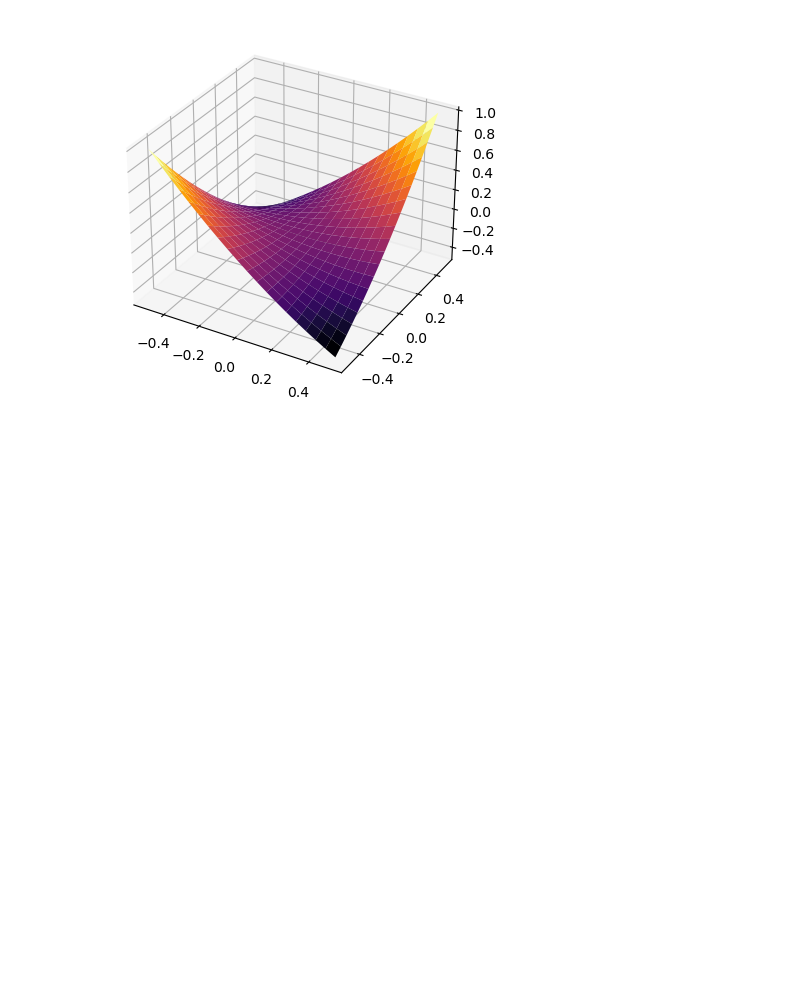
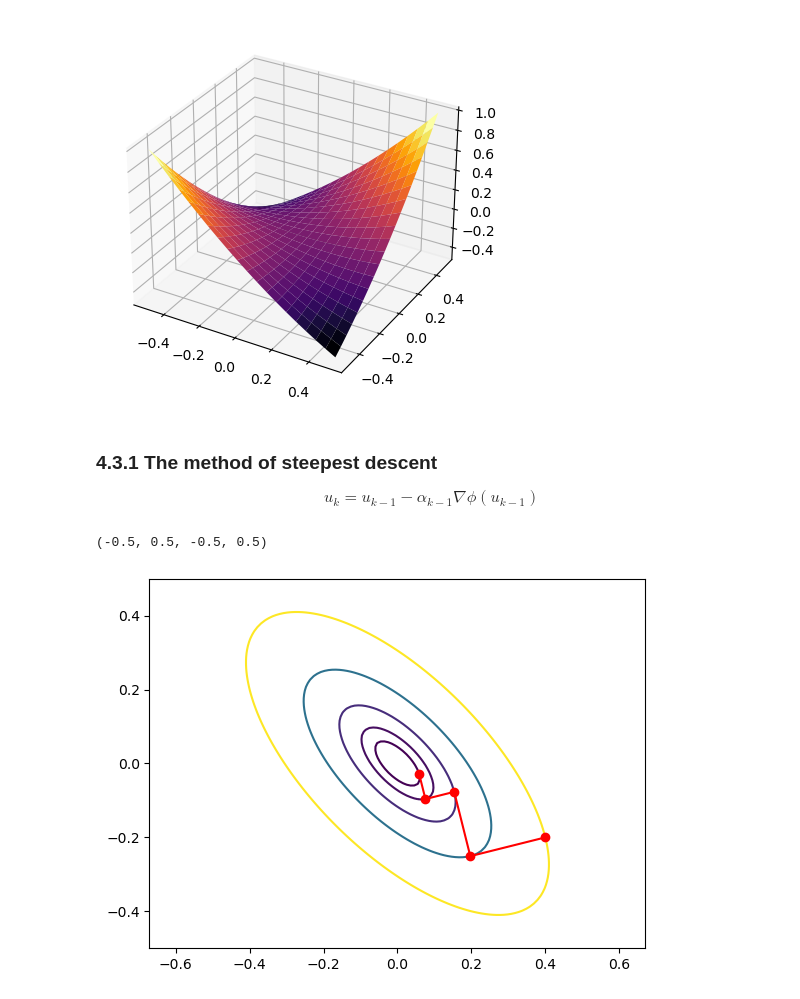
Before and after one commit to qgdr/Finite-Difference-Methods, a Jupyter notebook: I Boundary Value Problems and Iterative Methods/04 Iterative Methods for Sparse Linear Systems/note.ipynb, the cells around one changed output. Drawn from its saved outputs; the diff is of its cells as text; code cells hidden in the pictures; blank space fills up the shorter version.

```diff
--- a/I Boundary Value Problems and Iterative Methods/04 Iterative Methods for Sparse Linear Systems/note.ipynb
+++ b/I Boundary Value Problems and Iterative Methods/04 Iterative Methods for Sparse Linear Systems/note.ipynb
@@ -197,3 +197,45 @@ ax.plot_surface(x0,x1,z,cmap='inferno')
 plt.show()
 # %% [output]
 [figure]
+# %% [markdown]
+### 4.3.1 The method of steepest descent
+
+$$
+u_k = u_{k-1} - \alpha_{k-1}\nabla\phi(u_{k-1})
+$$
+# %%
+x0 = np.linspace(-.5,.5, 100)
+x1 = np.linspace(-.5,.5, 100)
+
+x0,x1= np.meshgrid(x0, x1)
+A = np.array([
+    [1.5, 1],
+    [1, 1.5]
+])
+z = np.array(A[0, 0]*x0**2 + (A[0, 1]+A[1, 0])*x0*x1 + A[1, 1]*x1**2)
+
+f = np.array([0, 0])
+
+u0 = np.array([0.4, -0.2])
+r0 = f-A@u0
+
+u = [u0]
+r = [r0]
+w = []
+a = []
+
+for k in range(4):
+    w.append(A @ r[k])
+    a.append( (r[k] @ r[k]) / (r[k] @ w[k]) )
+
+    u.append(u[k]+a[k]*r[k])
+    r.append(r[k]-a[k]*w[k])
+
+zk = [(A[0, 0]*uk[0]**2 + (A[0, 1]+A[1, 0])*uk[0]*uk[1] + A[1, 1]*uk[1]**2) for uk in u]
+plt.contour(x0, x1, z, zk[::-1])
+u = np.array(u).T
+plt.plot(u[0], u[1], '-or')
+plt.axis('equal')
+# %% [output]
+(-0.5, 0.5, -0.5, 0.5)
+[figure, added]
```
